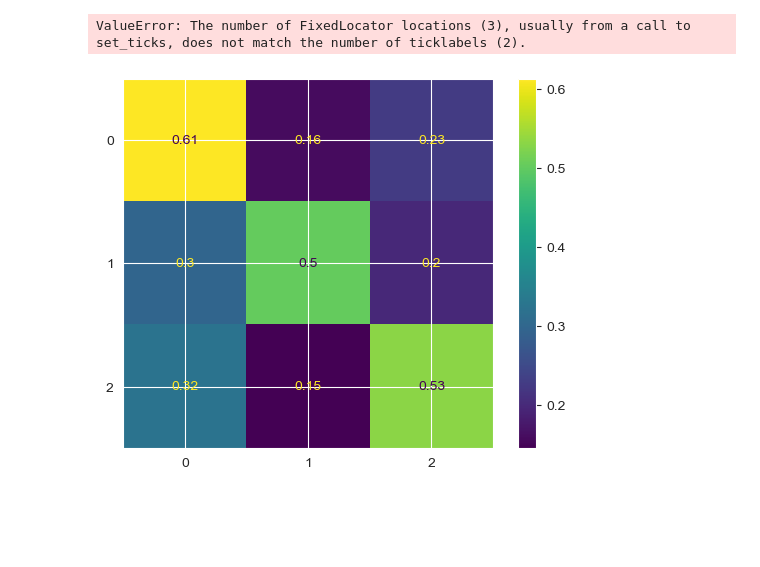
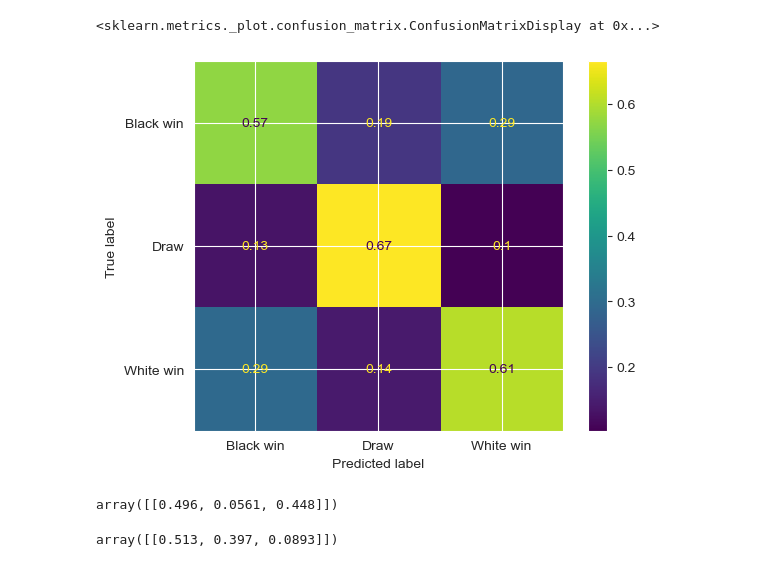
Before and after one commit to SandroMartens/Lichess-Win-Predictions, a Jupyter notebook: win_prob.ipynb, the cells around one changed output. Saved outputs shown, nothing was run; the diff lists cells and outputs as text; code cells hidden in the pictures; blank space fills up the shorter version.

```diff
--- a/win_prob.ipynb
+++ b/win_prob.ipynb
@@ -22,11 +22,13 @@ def dict_factory(cursor, row):
 
 with sqlite3.connect("games") as con:
     con.row_factory = dict_factory
-    ## new
+    # new
     # res = con.execute(
     #     """
     #     SELECT
     #         g.result,
+    #         g.elo_white,
+    #         g.elo_black,
     #         p.eval,
     #         p.ply
     #         -- p.material_white - m.material_black as balance
@@ -40,13 +42,12 @@ with sqlite3.connect("games") as con:
     #         AND p.eval > -9900
     #     """
     # )
-    res = con.execute(
-        """
+
+    query1 = """
         SELECT
             g.result,
             m.eval,
-            m.ply,
-            m.material_white - m.material_black as balance
+            m.ply
         FROM
             games g INNER JOIN moves m
             ON g.url = m.url
@@ -56,9 +57,29 @@ with sqlite3.connect("games") as con:
             AND m.eval < 9900
             AND m.eval > -9900
         """
-    )
 
+
+
+    query2 = """
+        SELECT
+            g.result,
+            MIN(m.eval) as eval_min,
+            MAX(m.eval) as eval_max,
+            AVG(m.eval) as eval_avg
+        FROM
+            games g INNER JOIN moves m
+            ON g.url = m.url
+        WHERE
+            g.result != 3
+            AND m.eval is not NULL
+            AND m.eval < 9900
+            AND m.eval > -9900
+        GROUP BY g.url
+        """
+
+    res = con.execute(query1)
     df = pd.DataFrame(res)
+
 con.close()
 # %%
 random_state = 42
@@ -142,15 +159,23 @@ sns.scatterplot(
 # %%
 ConfusionMatrixDisplay.from_estimator(
     model,
     X_test,
     y_test,
-    normalize="true",
+    normalize="pred",
     display_labels=[
         "Black win",
-        # "Draw",
+        "Draw",
         "White win",
     ],
 )
 # %% [output]
-ValueError: The number of FixedLocator locations (3), usually from a call to set_ticks, does not match the number of ticklabels (2).
+<sklearn.metrics._plot.confusion_matrix.ConfusionMatrixDisplay at 0x...>
-[figure, old version]
+[figure, new version]
+# %%
+model.predict_proba([[0, 0]])
+# %% [output]
+array([[0.496, 0.0561, 0.448]])
+# %%
+model.predict_proba([[-500, 100]])
+# %% [output]
+array([[0.513, 0.397, 0.0893]])
```
Also changed, not shown: parts of 4 cells of this notebook, 2 other files.
